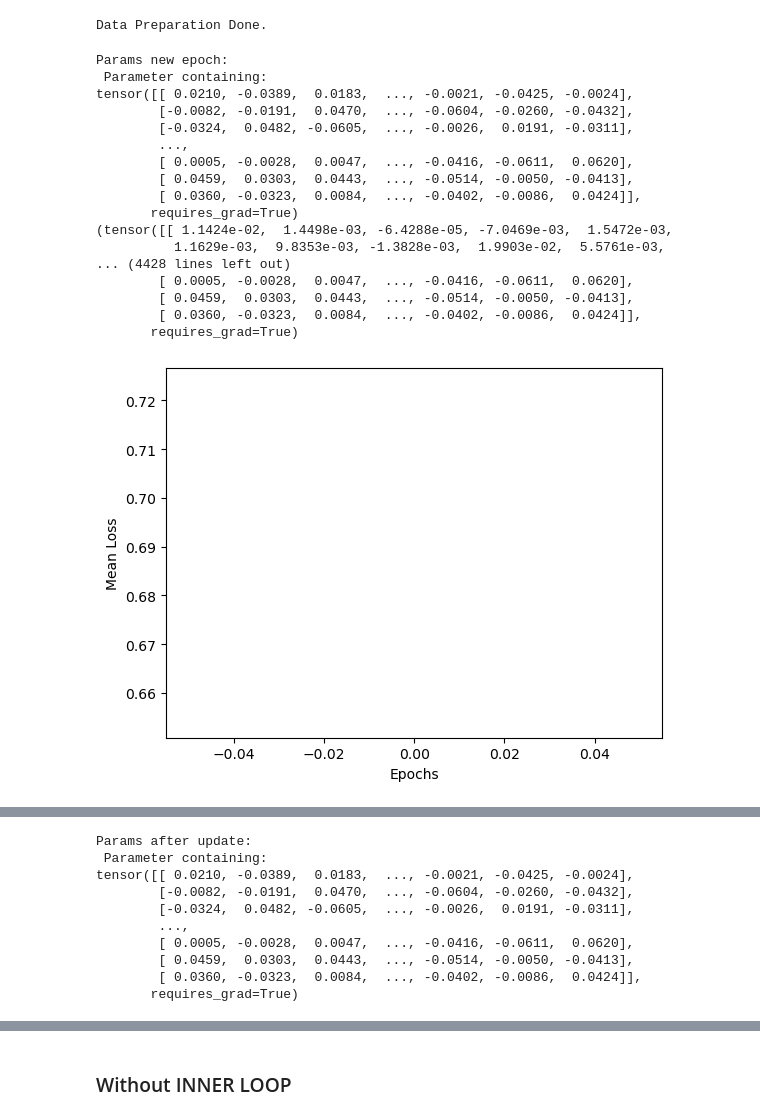
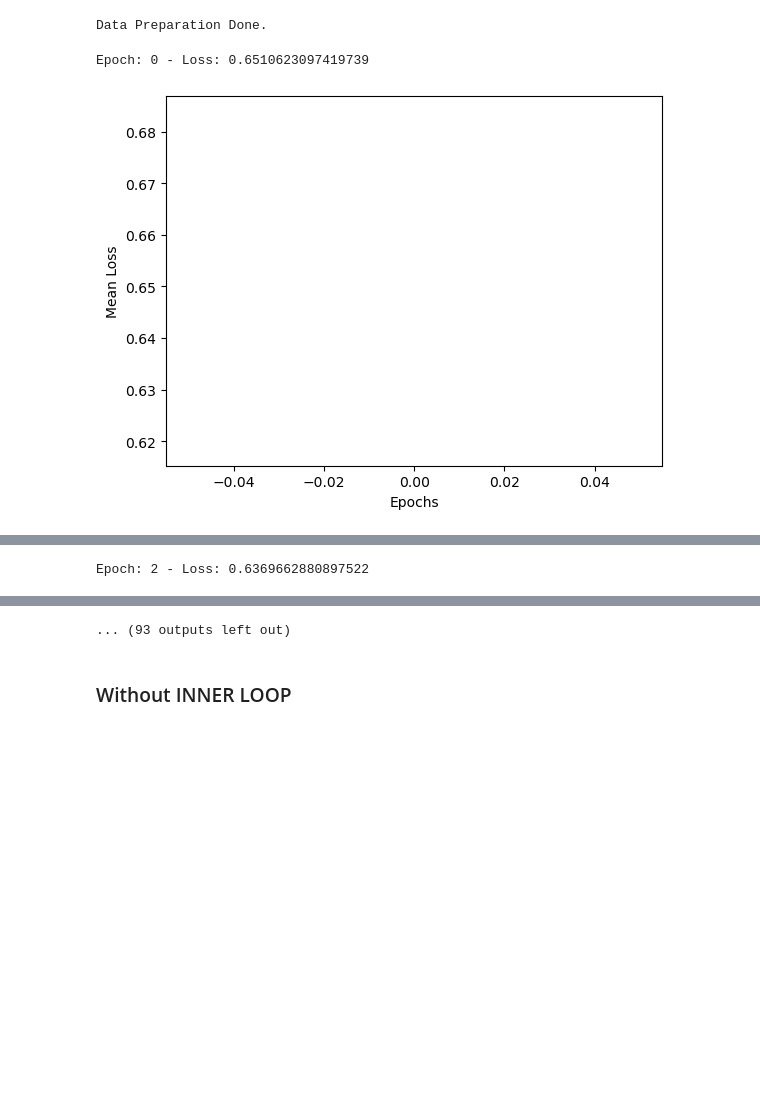
Before and after one commit to 5hloke/Few-Shot-Learning-RL-prior-policy, a Jupyter notebook: scripts/Reptile.ipynb, the cells around one changed output, grey strips where cells are left out. Saved outputs shown, nothing was run; the diff lists cells and outputs as text; code cells hidden in the pictures; blank space fills up the shorter version.

```diff
--- a/scripts/Reptile.ipynb
+++ b/scripts/Reptile.ipynb
@@ -269,7 +269,7 @@ class Reptile:
         for epoch in tqdm(range(num_epochs)):
             # self.optim.zero_grad()
             current_weights = self.model.params
-            print('\n\nParams new epoch:\n', current_weights['linear_w_1'])
+            # print('\n\nParams new epoch:\n', current_weights['linear_w_1'])
 
             loss, neg_grad = self._outer_step(self.model, X, y, task_lengths, epoch, num_epochs)  ## negative of weights is essentially the gradient
 
@@ -281,9 +281,8 @@ class Reptile:
 
             # \theta = \theta + \alpha * (\phi - \theta)
             alpha = 0.0001 #* (1 - epoch / num_epochs) # \alpha = outer_lr * (1 - epoch / num_outer_epochs)
-            state_dict = {candidate: (current_weights[candidate] + alpha *
-                            (neg_grad[candidate]))  ## - current_weights[candidate]
-                                for candidate in neg_grad}
+            state_dict = {candidate: (current_weights[candidate] + alpha * neg_grad[candidate])  ## - current_weights[candidate]
+                          for candidate in neg_grad}
 
             idx = 0
             for name, w in self.model.params.items():
@@ -293,7 +292,7 @@ class Reptile:
                     self.model.params[name] = state_dict[name]
                 idx += 1
 
-            print('\n\nParams after update:\n', self.model.params['linear_w_1'])
+            # print('\n\nParams after update:\n', self.model.params['linear_w_1'])
 
 
             plt_y[epoch] = loss
@@ -310,7 +309,7 @@ class Reptile:
 
 
     def _outer_step(self, model, X, y, task_lengths, epoch, num_epochs):
-        phi = model.params # get the shape of model.params
+        phi = model.params
         outer_losses = []
         for t in range(self.num_tasks):
             X_b, y_b = self.batchify(X, y, task_lengths, t)
@@ -345,10 +344,10 @@ class Reptile:
 
 
             # print(outer_losses)
-            if (len(outer_losses) == 0):
-                return None
-            outer_loss = torch.mean(torch.stack(outer_losses))
-            # print("Outer Loss: ", outer_loss)
+        if (len(outer_losses) == 0):
+            return None
+        outer_loss = torch.mean(torch.stack(outer_losses))
+        # print("Outer Loss: ", outer_loss)
 
         return outer_loss, sum_W_minus_phi
 
@@ -358,19 +357,19 @@ class Reptile:
         params_og = model.params
         new_dict = {k: torch.clone(v) for k, v in params_og.items()} ######### state_dict
 
-        # for inner_ep in range(5):
+        for inner_ep in range(5):
 
-        loss = self._compute_loss(X, y, model, parameters = new_dict)
-        grad = torch.autograd.grad(loss, new_dict.values(), create_graph=True)
-        print(grad)
+            loss = self._compute_loss(X, y, model, parameters = new_dict)
+            grad = torch.autograd.grad(loss, new_dict.values(), create_graph=True)
+            # print(grad)
 
-        idx = 0
-        for name, w in params_og.items():
-            if name in ['linear_b_0', 'linear_b_1', 'linear_b_2', 'linear_b_3']:
-                new_dict[name] = new_dict[name] - 0.001 * grad[idx]
-            else:
-                new_dict[name] = new_dict[name] - 0.001 * grad[idx]
-            idx += 1
+            idx = 0
+            for name, w in params_og.items():
+                if name in ['linear_b_0', 'linear_b_1', 'linear_b_2', 'linear_b_3']:
+                    new_dict[name] = new_dict[name] - 0.001 * grad[idx]
+                else:
+                    new_dict[name] = new_dict[name] - 0.001 * grad[idx]
+                idx += 1
 
         return new_dict
 
@@ -447,23 +446,7 @@ print('Data Preparation Done.\n')
 # %% [output]
 Data Preparation Done.
 # %%
-model.train(X, y, task_lengths, 2)
+model.train(X, y, task_lengths, 10000)
 # %% [output]
-Params new epoch:
- Parameter containing:
-tensor([[ 0.0210, -0.0389,  0.0183,  ..., -0.0021, -0.0425, -0.0024],
-        [-0.0082, -0.0191,  0.0470,  ..., -0.0604, -0.0260, -0.0432],
-        [-0.0324,  0.0482, -0.0605,  ..., -0.0026,  0.0191, -0.0311],
-        ...,
-        [ 0.0005, -0.0028,  0.0047,  ..., -0.0416, -0.0611,  0.0620],
-        [ 0.0459,  0.0303,  0.0443,  ..., -0.0514, -0.0050, -0.0413],
-        [ 0.0360, -0.0323,  0.0084,  ..., -0.0402, -0.0086,  0.0424]],
-       requires_grad=True)
-(tensor([[ 1.1424e-02,  1.4498e-03, -6.4288e-05, -7.0469e-03,  1.5472e-03,
-          1.1629e-03,  9.8353e-03, -1.3828e-03,  1.9903e-02,  5.5761e-03,
-... (4428 lines left out)
-        [ 0.0005, -0.0028,  0.0047,  ..., -0.0416, -0.0611,  0.0620],
-        [ 0.0459,  0.0303,  0.0443,  ..., -0.0514, -0.0050, -0.0413],
-        [ 0.0360, -0.0323,  0.0084,  ..., -0.0402, -0.0086,  0.0424]],
-       requires_grad=True)
+Epoch: 0 - Loss: 0.6510623097419739
-[figure, old version]
+[figure, new version]
@@ -487,10 +454 @@ Epoch: 1 - Loss: 0.6712806820869446
-Params after update:
- Parameter containing:
-tensor([[ 0.0210, -0.0389,  0.0183,  ..., -0.0021, -0.0425, -0.0024],
-        [-0.0082, -0.0191,  0.0470,  ..., -0.0604, -0.0260, -0.0432],
-        [-0.0324,  0.0482, -0.0605,  ..., -0.0026,  0.0191, -0.0311],
-        ...,
-        [ 0.0005, -0.0028,  0.0047,  ..., -0.0416, -0.0611,  0.0620],
-        [ 0.0459,  0.0303,  0.0443,  ..., -0.0514, -0.0050, -0.0413],
-        [ 0.0360, -0.0323,  0.0084,  ..., -0.0402, -0.0086,  0.0424]],
-       requires_grad=True)
+Epoch: 2 - Loss: 0.6369662880897522
@@ -497,3 +463,4 @@ tensor([[ 0.0210, -0.0389,  0.0183,  ..., -0.0021, -0.0425, -0.0024],
+... (93 outputs left out)
 # %%
 test = pd.DataFrame()
 for name in os.listdir("../datasets/mw_valid"):
```
Also changed, not shown: parts of 1 cell of this notebook.
